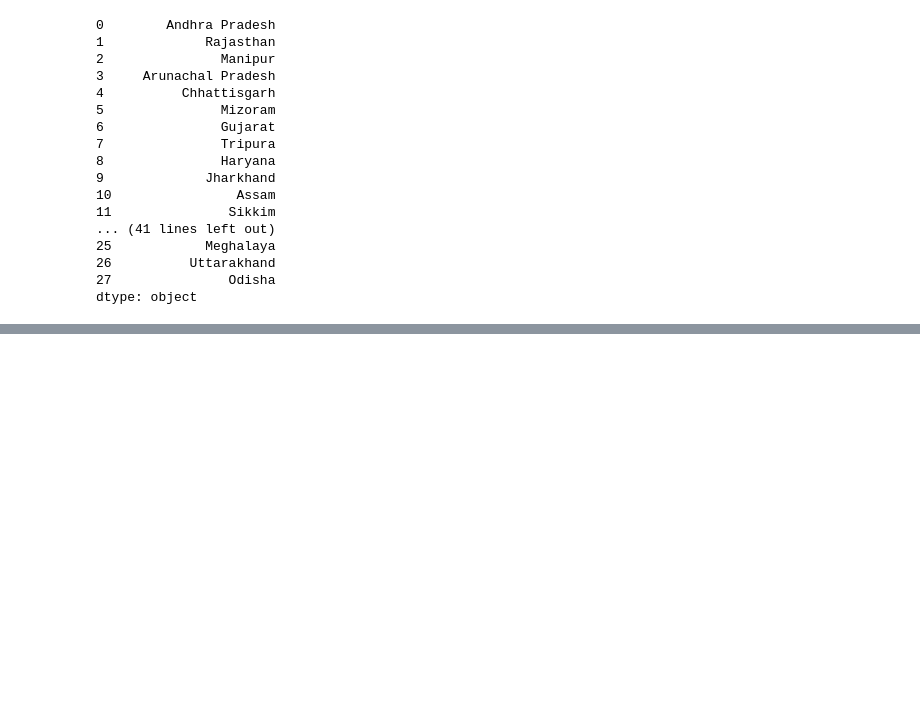
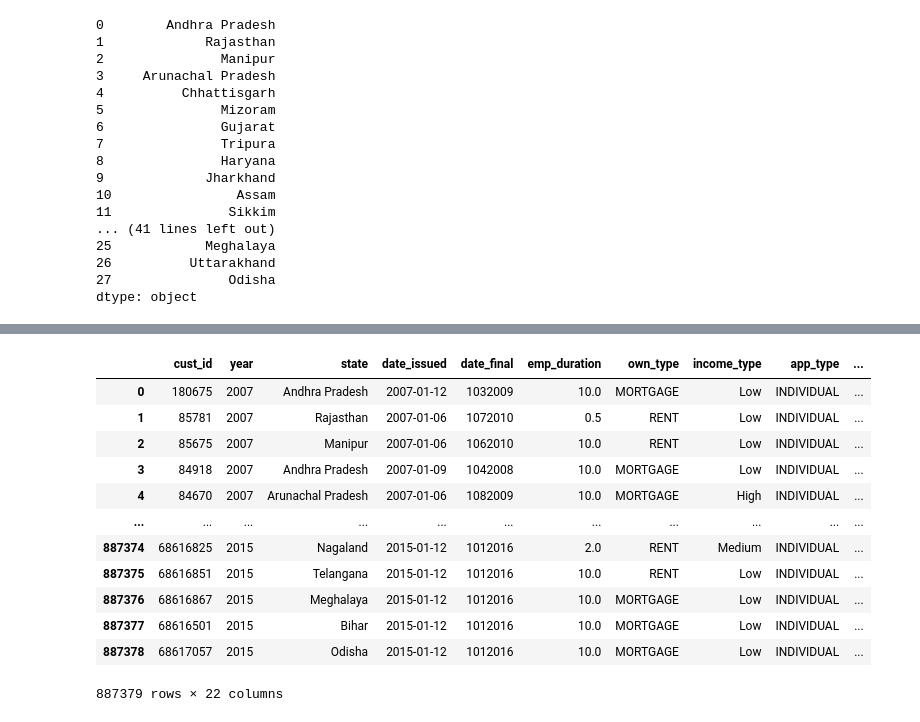
Before and after one commit to ashishpatel26/Rapidsai_Machine_learning_on_GPU, a Jupyter notebook: 10_Min_to_Pandas_and_Cudf_Comparision_on_GPU.ipynb, the cells around one changed output, grey strips where cells are left out. Cells and saved outputs as stored; diff of their text form; code cells hidden in the pictures; blank space fills up the shorter version.

Commit message:
10 min pandas and 10 min cudf comparison

```diff
--- a/10_Min_to_Pandas_and_Cudf_Comparision_on_GPU.ipynb
+++ b/10_Min_to_Pandas_and_Cudf_Comparision_on_GPU.ipynb
@@ -1169,0 +1186,7 @@ dtype: object
+# %%
+%%time
+# 1.Pandas
+data["agg_col1"] = [1 if x % 2 == 0 else 0 for x in range(len(data["total_pymnt"]))]
+data["agg_col2"] = [1 if x % 2 == 0 else 0 for x in range(len(data["total_pymnt"]))]
+
+data.groupby('agg_col1').sum()
@@ -1169,0 +1233,22 @@ dtype: object
+# %%
+%%time
+# 1.Pandas
+import datetime as dt
+
+data["date_issued"] = pd.to_datetime(data["date_issued"])
+search_date = dt.datetime.strptime('2015-11-23', '%Y-%m-%d')
+display(data.query('date_issued <= @search_date'))
+# %% [output]
+|  | cust_id | year | state | date_issued | date_final | emp_duration | own_type | income_type | app_type | ... |
+| 0 | 180675 | 2007 | Andhra Pradesh | 2007-01-12 | 1032009 | 10.0 | MORTGAGE | Low | INDIVIDUAL | ... |
+| 1 | 85781 | 2007 | Rajasthan | 2007-01-06 | 1072010 | 0.5 | RENT | Low | INDIVIDUAL | ... |
+| 2 | 85675 | 2007 | Manipur | 2007-01-06 | 1062010 | 10.0 | RENT | Low | INDIVIDUAL | ... |
+| 3 | 84918 | 2007 | Andhra Pradesh | 2007-01-09 | 1042008 | 10.0 | MORTGAGE | Low | INDIVIDUAL | ... |
+| 4 | 84670 | 2007 | Arunachal Pradesh | 2007-01-06 | 1082009 | 10.0 | MORTGAGE | High | INDIVIDUAL | ... |
+| ... | ... | ... | ... | ... | ... | ... | ... | ... | ... | ... |
+| 887374 | 68616825 | 2015 | Nagaland | 2015-01-12 | 1012016 | 2.0 | RENT | Medium | INDIVIDUAL | ... |
+| 887375 | 68616851 | 2015 | Telangana | 2015-01-12 | 1012016 | 10.0 | RENT | Low | INDIVIDUAL | ... |
+| 887376 | 68616867 | 2015 | Meghalaya | 2015-01-12 | 1012016 | 10.0 | MORTGAGE | Low | INDIVIDUAL | ... |
+| 887377 | 68616501 | 2015 | Bihar | 2015-01-12 | 1012016 | 10.0 | MORTGAGE | Low | INDIVIDUAL | ... |
+| 887378 | 68617057 | 2015 | Odisha | 2015-01-12 | 1012016 | 10.0 | MORTGAGE | Low | INDIVIDUAL | ... |
+887379 rows × 22 columns
```
Also changed, not shown: parts of 15 cells of this notebook.
